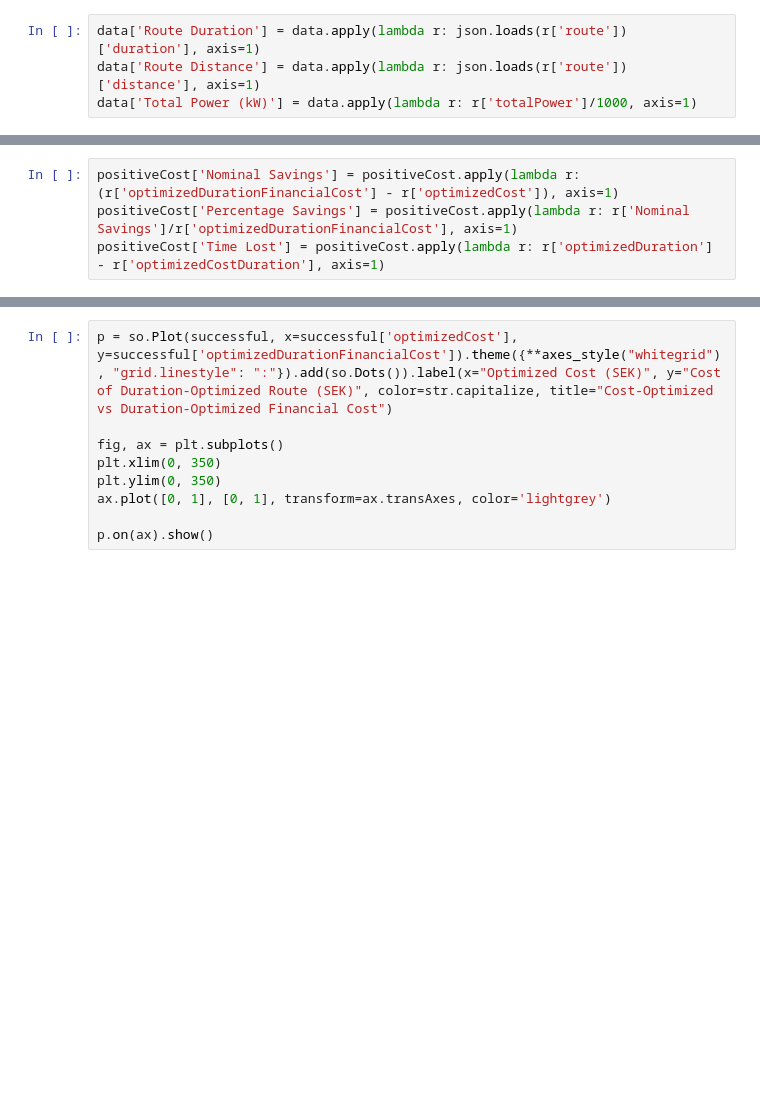
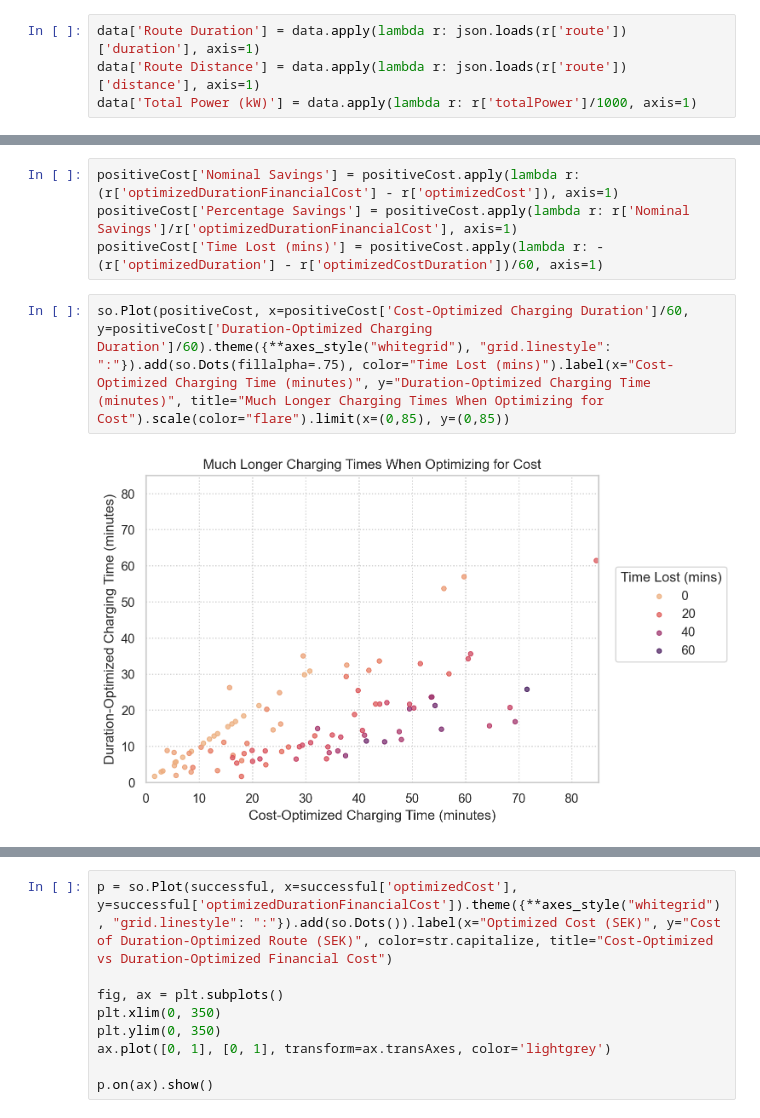
Before and after one commit to mattlehrer/ev-routing-experiment-analysis, a Jupyter notebook: figures.ipynb, the cells around one changed output, grey strips where cells are left out. Drawn from its saved outputs; the diff is of its cells as text; blank space fills up the shorter version.

```diff
--- a/figures.ipynb
+++ b/figures.ipynb
@@ -130,4 +138,8 @@ positiveCost.describe()
 # %%
 positiveCost['Nominal Savings'] = positiveCost.apply(lambda r: (r['optimizedDurationFinancialCost'] - r['optimizedCost']), axis=1)
 positiveCost['Percentage Savings'] = positiveCost.apply(lambda r: r['Nominal Savings']/r['optimizedDurationFinancialCost'], axis=1)
-positiveCost['Time Lost'] = positiveCost.apply(lambda r: r['optimizedDuration'] - r['optimizedCostDuration'], axis=1)
+positiveCost['Time Lost (mins)'] = positiveCost.apply(lambda r: -(r['optimizedDuration'] - r['optimizedCostDuration'])/60, axis=1)
+# %%
+so.Plot(positiveCost, x=positiveCost['Cost-Optimized Charging Duration']/60, y=positiveCost['Duration-Optimized Charging Duration']/60).theme({**axes_style("whitegrid"), "grid.linestyle": ":"}).add(so.Dots(fillalpha=.75), color="Time Lost (mins)").label(x="Cost-Optimized Charging Time (minutes)", y="Duration-Optimized Charging Time (minutes)", title="Much Longer Charging Times When Optimizing for Cost").scale(color="flare").limit(x=(0,85), y=(0,85))
+# %% [output]
+[figure, added]
```
Also changed, not shown: parts of 6 cells of this notebook.
